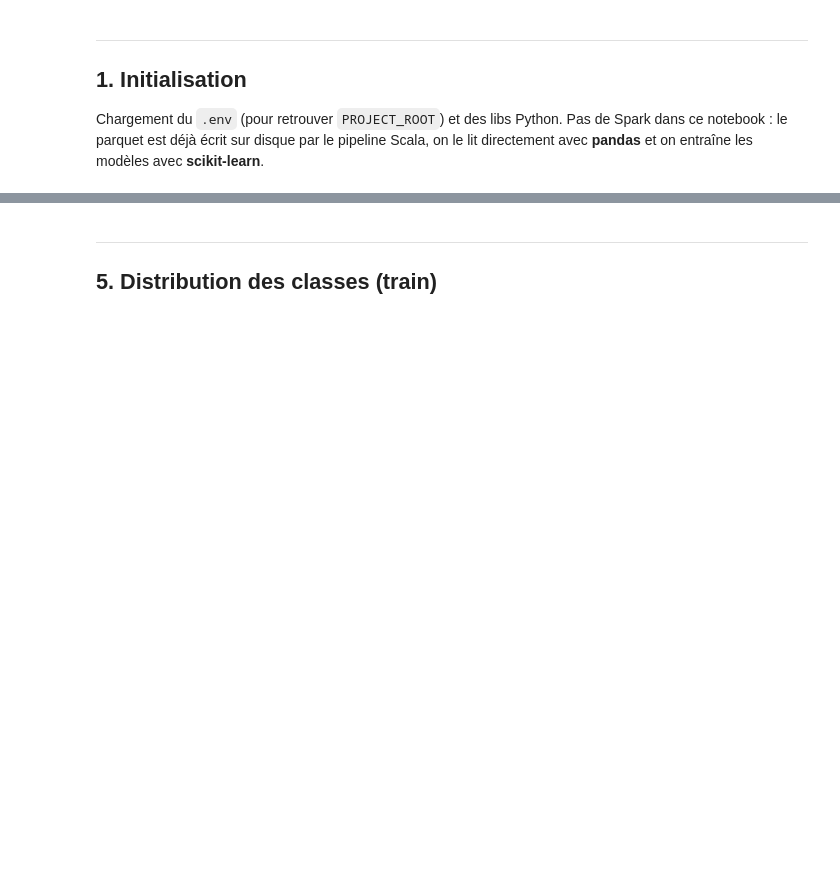
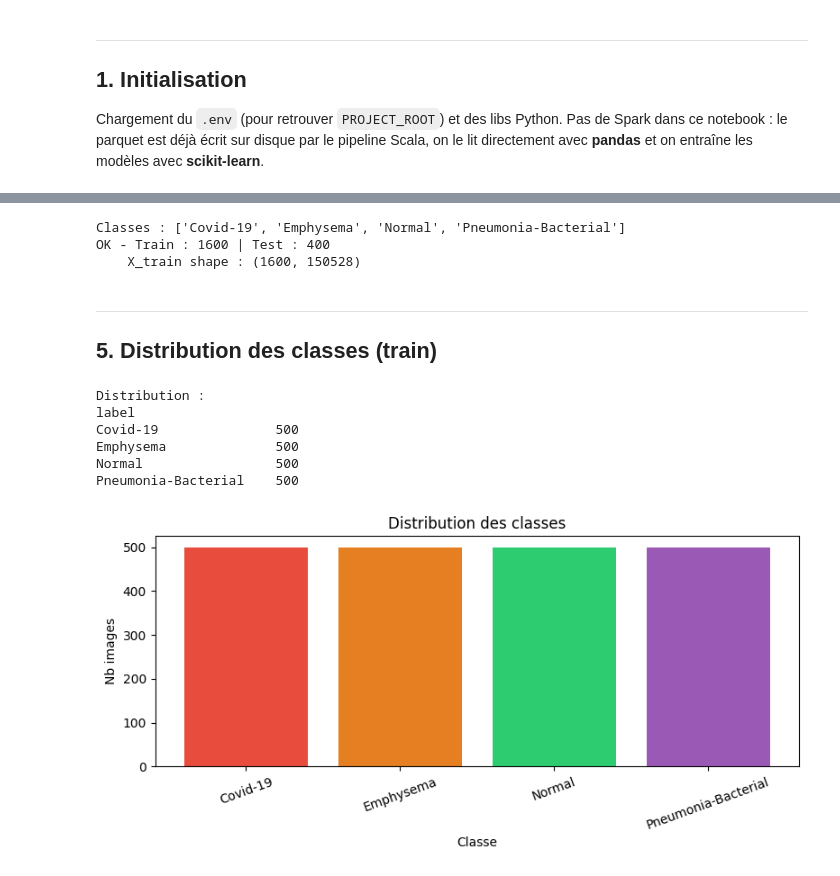
Before and after one commit to nadiaAmmour/ChestX6-Streaming, a Jupyter notebook: notebooks/models_complet.ipynb, the cells around one changed output, grey strips where cells are left out. Saved outputs shown, nothing was run; the diff lists cells and outputs as text; code cells hidden in the pictures; blank space fills up the shorter version.

```diff
--- a/notebooks/models_complet.ipynb
+++ b/notebooks/models_complet.ipynb
@@ -197,57 +137,48 @@ plus élevé dans le train pour compenser le déséquilibre.
 # %%
 from sklearn.model_selection import train_test_split
+from sklearn.preprocessing import LabelEncoder
 
-def stack_features(sub_df):
-    """Convertit la colonne 'features' (série d'arrays) en matrice 2D."""
-    return np.vstack(sub_df["features"].values).astype(np.float32)
+# Encodage : "Covid-19"/"Normal"/... -> 0/1/2/3
+label_encoder = LabelEncoder()
+df_all['y'] = label_encoder.fit_transform(df_all['label'])
+CLASS_LABELS = label_encoder.classes_.tolist()
+print(f"Classes : {CLASS_LABELS}")
 
-# --- Split simple : 80% train / 20% test (stratifie par classe) ---
-print(f"Total : {len(df_all)} lignes")
+# Matrice X (n_samples, 150528)
+X = np.vstack(df_all['features'].values).astype(np.float32)
+y = df_all['y'].values
 
-df_pool = df_all.reset_index(drop=True)
-df_train_pd, df_test_pd = train_test_split(
-    df_pool, test_size=0.20, random_state=SEED, stratify=df_pool["label"]
+# Split stratifie 80/20
+X_train, X_test, y_train, y_test = train_test_split(
+    X, y, test_size=0.20, random_state=SEED, stratify=y
 )
-df_train_pd = df_train_pd.reset_index(drop=True)
-df_test_pd  = df_test_pd.reset_index(drop=True)
-
-# --- Label binaire : Normal = 0 (Sain), reste = 1 (Malade) ---
-for d in (df_train_pd, df_test_pd):
-    d["class_name"]   = d["label"]
-    d["binary_label"] = (d["label"] != HEALTHY_CLASS).astype(int)
-
-# --- Matrices X + vecteurs y ---
-X_train, y_train = stack_features(df_train_pd), df_train_pd["binary_label"].values
-X_test,  y_test  = stack_features(df_test_pd),  df_test_pd["binary_label"].values
-
-sample_weight_train = np.where(y_train == 0, M1_HEALTHY_WEIGHT, 1.0)
-
-n_train, n_test = len(df_train_pd), len(df_test_pd)
-print(f"OK - Train : {n_train} (80%) | Test : {n_test} (20%)")
+print(f"OK - Train : {len(y_train)} | Test : {len(y_test)}")
 print(f"    X_train shape : {X_train.shape}")
-print(df_train_pd[["class_name", "binary_label"]].head(3))
+# %% [output]
+Classes : ['Covid-19', 'Emphysema', 'Normal', 'Pneumonia-Bacterial']
+OK - Train : 1600 | Test : 400
+    X_train shape : (1600, 150528)
 # %% [markdown]
 ---
 ## 5. Distribution des classes (train)
 # %%
-dist_pd = (df_train_pd.groupby(["class_name", "binary_label"])
-           .size().reset_index(name="count").sort_values("class_name"))
-bin_pd = df_train_pd.groupby("binary_label").size().reset_index(name="count")
-bin_pd["Categorie"] = bin_pd["binary_label"].map({0: "Sain (Normal)", 1: "Malade"})
+dist = df_all['label'].value_counts().sort_index()
+print("Distribution :")
+print(dist.to_string())
 
-print("Distribution TRAIN :")
-print(dist_pd.to_string(index=False))
-
-fig, axes = plt.subplots(1, 2, figsize=(12, 4))
-colors = ["#2ecc71" if l == 0 else "#e74c3c" for l in dist_pd["binary_label"]]
-axes[0].bar(dist_pd["class_name"], dist_pd["count"], color=colors)
-axes[0].set_title("Distribution par classe (Train)")
-axes[0].set_xlabel("Classe"); axes[0].set_ylabel("Nb images")
-axes[0].tick_params(axis="x", rotation=30)
-axes[1].pie(bin_pd["count"], labels=bin_pd["Categorie"],
-            autopct="%1.1f%%", colors=["#2ecc71", "#e74c3c"], startangle=90)
-axes[1].set_title("Sain vs Malade (Train)")
+plt.figure(figsize=(8, 4))
+plt.bar(dist.index, dist.values, color=['#e74c3c', '#e67e22', '#2ecc71', '#9b59b6'])
+plt.title("Distribution des classes")
+plt.xlabel("Classe"); plt.ylabel("Nb images")
+plt.tick_params(axis='x', rotation=20)
 plt.tight_layout()
-plt.savefig(str(OUTPUT_DIR / "distribution_classes.png"), dpi=100, bbox_inches="tight")
+plt.savefig(str(OUTPUT_DIR / "distribution_classes.png"), dpi=100, bbox_inches='tight')
 plt.show()
-print("OK - Graphique sauvegardé dans output/")
+# %% [output]
+Distribution :
+label
+Covid-19               500
+Emphysema              500
+Normal                 500
+Pneumonia-Bacterial    500
+[figure, added]
```
Also changed, not shown: parts of 42 cells of this notebook, 4 other files.
